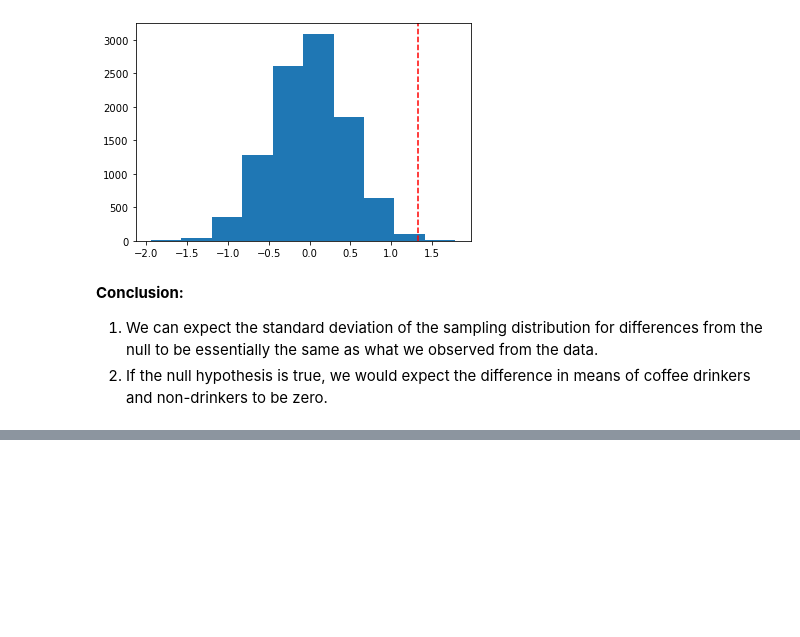
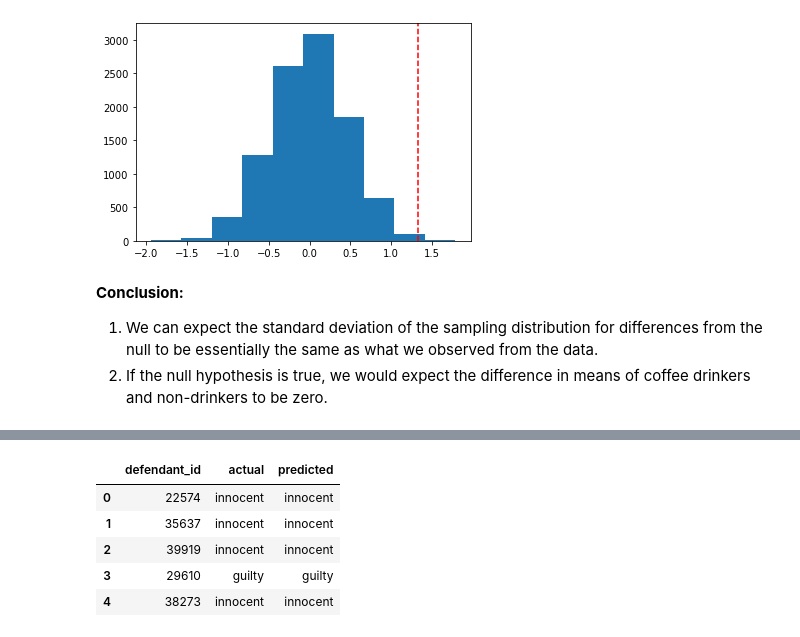
Before and after one commit to Alex-YuZ/Probability_Demo, a Jupyter notebook: Hypothesis_Testing.ipynb, the cells around one changed output, grey strips where cells are left out. Cells and saved outputs as stored; diff of their text form; code cells hidden in the pictures; blank space fills up the shorter version.

```diff
--- a/Hypothesis_Testing.ipynb
+++ b/Hypothesis_Testing.ipynb
@@ -188,0 +269,12 @@ plt.axvline(obs_diff, color='r', linestyle='--');
+# %%
+jud_data = pd.read_csv('judicial_dataset_predictions.csv')
+par_data = pd.read_csv('parachute_dataset.csv')
+# %%
+jud_data.head()
+# %% [output]
+|  | defendant_id | actual | predicted |
+| 0 | 22574 | innocent | innocent |
+| 1 | 35637 | innocent | innocent |
+| 2 | 39919 | innocent | innocent |
+| 3 | 29610 | guilty | guilty |
+| 4 | 38273 | innocent | innocent |
```
Also changed, not shown: parts of 22 cells of this notebook, 2 other files.
